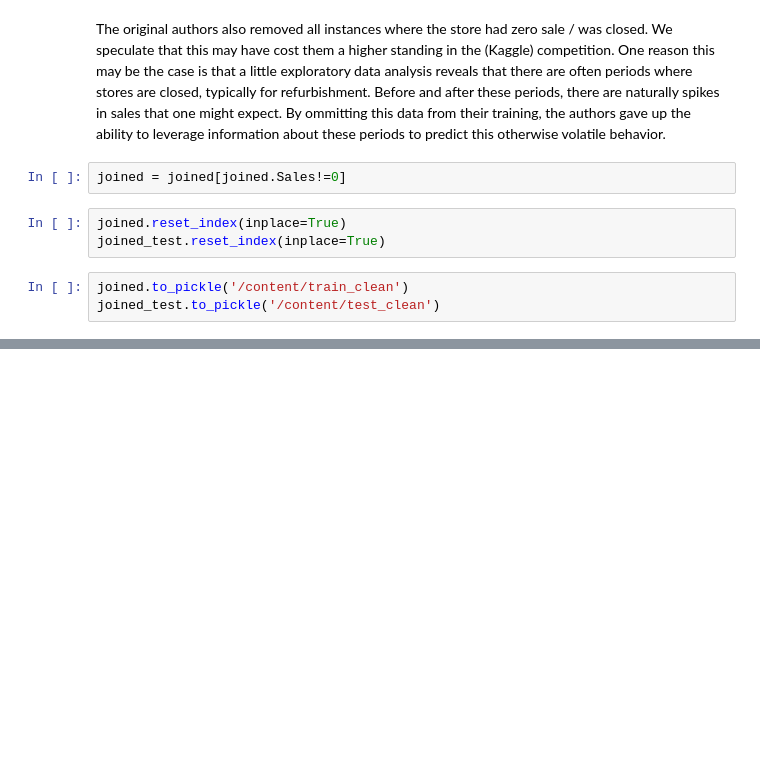
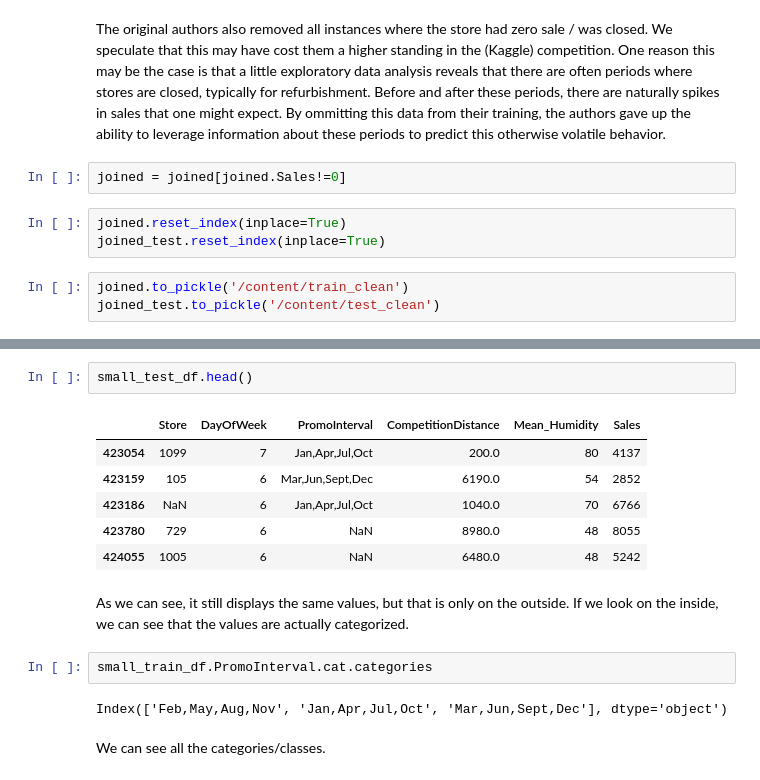
Before and after one commit to JayThibs/Machine-Learning-With-Tabular-Data, a Jupyter notebook: Rossman_Store_Sales_Tabular_Data.ipynb, the cells around one changed output, grey strips where cells are left out. Drawn from its saved outputs; the diff is of its cells as text; blank space fills up the shorter version.

```diff
--- a/Rossman_Store_Sales_Tabular_Data.ipynb
+++ b/Rossman_Store_Sales_Tabular_Data.ipynb
@@ -537,0 +622,17 @@ joined_test.to_pickle('/content/test_clean')
+# %%
+small_test_df.head()
+# %% [output]
+|  | Store | DayOfWeek | PromoInterval | CompetitionDistance | Mean_Humidity | Sales |
+| 423054 | 1099 | 7 | Jan,Apr,Jul,Oct | 200.0 | 80 | 4137 |
+| 423159 | 105 | 6 | Mar,Jun,Sept,Dec | 6190.0 | 54 | 2852 |
+| 423186 | NaN | 6 | Jan,Apr,Jul,Oct | 1040.0 | 70 | 6766 |
+| 423780 | 729 | 6 | NaN | 8980.0 | 48 | 8055 |
+| 424055 | 1005 | 6 | NaN | 6480.0 | 48 | 5242 |
+# %% [markdown]
+As we can see, it still displays the same values, but that is only on the outside. If we look on the inside, we can see that the values are actually categorized.
+# %%
+small_train_df.PromoInterval.cat.categories
+# %% [output]
+Index(['Feb,May,Aug,Nov', 'Jan,Apr,Jul,Oct', 'Mar,Jun,Sept,Dec'], dtype='object')
+# %% [markdown]
+We can see all the categories/classes.
```
Also changed, not shown: parts of 34 cells of this notebook.
